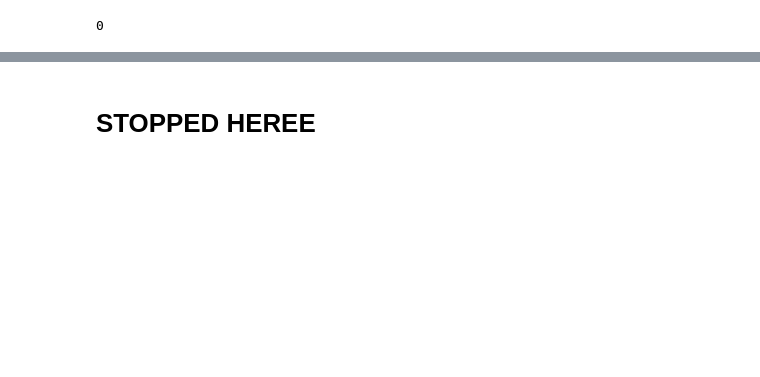
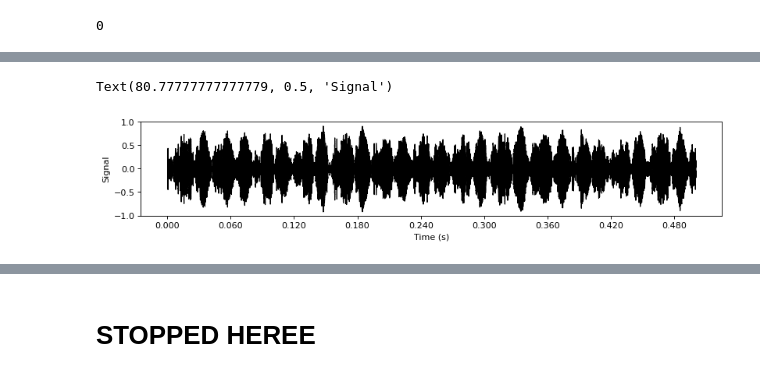
Before and after one commit to matsozza/Python_ML_CombustionEnginesRecog_MBA, a Jupyter notebook: 1_SoundDetectionMain.ipynb, the cells around one changed output, grey strips where cells are left out. Drawn from its saved outputs; the diff is of its cells as text; code cells hidden in the pictures; blank space fills up the shorter version.

```diff
--- a/1_SoundDetectionMain.ipynb
+++ b/1_SoundDetectionMain.ipynb
@@ -122,11 +101,12 @@ for idx, rowData in audios_DF.iterrows():
     if(idx%1000 == 0): #Feedback
         print(idx)
 
-    audioMatrix, spectMatrix = soundDetection_AuxiliarFunctions.extractSpectogram(AUDIOS_PATH + '/' + rowData['filename'], arg_nfft=2048,arg_hoplen=512,arg_nmels=26, sr = AUDIO_SR)
+    audioMatrix, spectMatrix = soundDetection_AuxiliarFunctions.extractSpectogram(AUDIOS_PATH + '/' + rowData['filename'],
+     arg_nfft=2048,arg_hoplen=512,arg_nmels=50, sr = AUDIO_SR)
     spectogram_AM.append(spectMatrix)
     audio_AA.append(audioMatrix)
 
-    if idx == 2: # DELETE AFTER - JUST FOR QUICK TESTING
+    if idx == 500: # DELETE AFTER - JUST FOR QUICK TESTING
         break
 # %% [output]
 0
@@ -199,0 +115,20 @@ plt.plot(subAudio_AA[15])
+# %%
+
+segAudio_AA = [] ## Subsegmented Audio "array of arrays" (AA) - all segmented audios in one object
+isEngine_A = [] # Array containing the information if the audio is an engine
+
+# Prepare the loop through all audios
+idxAudio = 0
+
+for audio in audio_AA:
+    # Extract data from 'audio'
+    segAudioExtracted_AA = []
+    isEngineExtracted_A = []
+    segAudioExtracted_AA, isEngineExtracted_A = soundDetection_AuxiliarFunctions.extractAudioSubset(audio,
+    audios_DF['isEngine'][idxAudio], AUDIOSEG_OVERLAP, AUDIOSEG_SIZE)
+
+    # Concatenate in a single dataset array all 'segmented audios' + 'isEngine' classification
+    segAudio_AA = segAudio_AA + segAudioExtracted_AA #Concatenate
+    isEngine_A = isEngine_A + isEngineExtracted_A
+
+    idxAudio = idxAudio+1
@@ -199,0 +160,9 @@ plt.plot(subAudio_AA[15])
+# %%
+# Plot Audio signal
+figure(figsize=(12,2), dpi=80)
+librosa.display.waveshow(segAudio_AA[1960], sr= AUDIO_SR, color='black')
+plt.xlabel('Time (s)')
+plt.ylabel('Signal')
+# %% [output]
+Text(80.77777777777779, 0.5, 'Signal')
+[figure, added]
```
Also changed, not shown: parts of 18 cells of this notebook, 1 other file.
